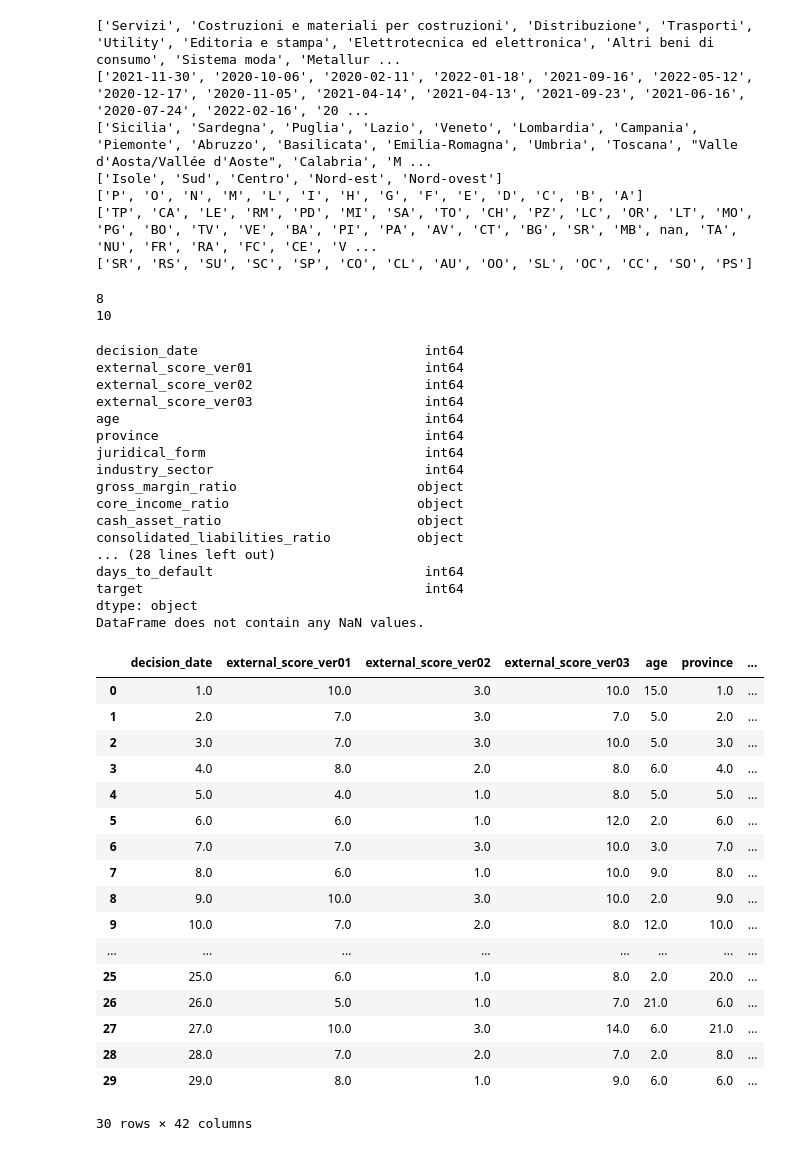
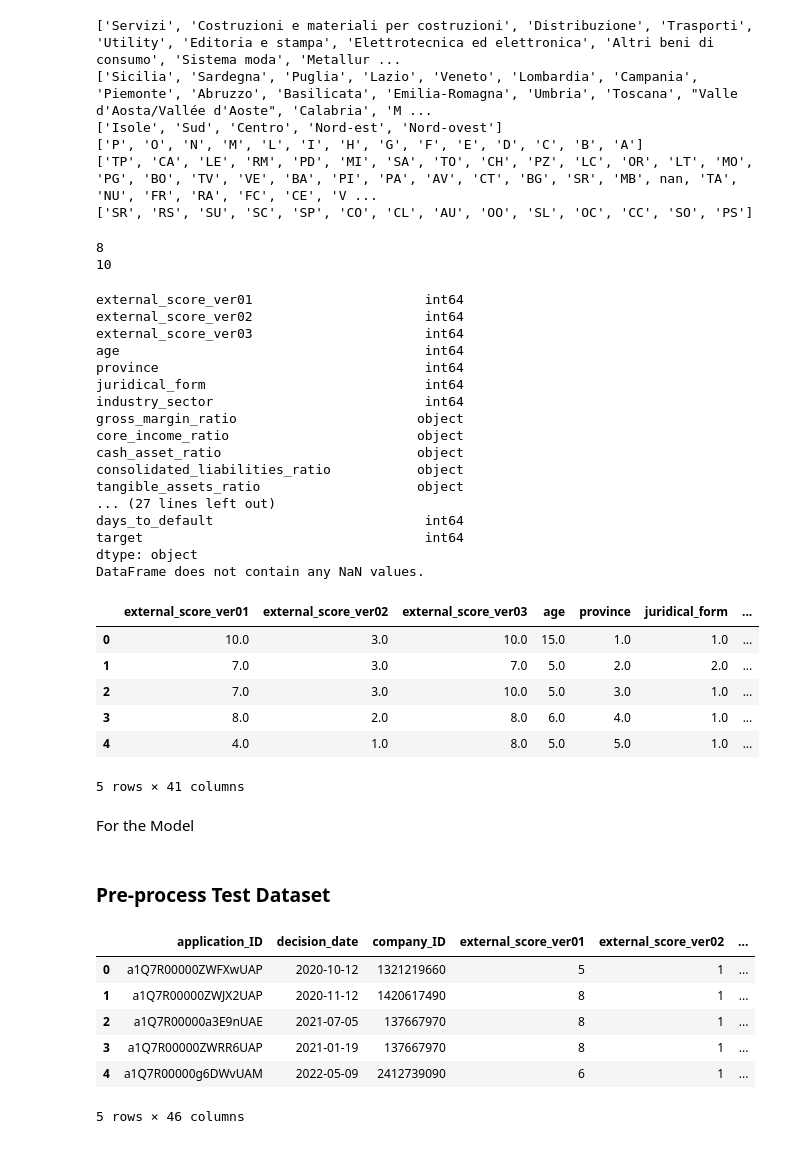
Before and after one commit to DanielGuarnizo/HACK4SDS, a Jupyter notebook: Dataset_DAY2/code2.ipynb, the cells around one changed output. Drawn from its saved outputs; the diff is of its cells as text; code cells hidden in the pictures.

```diff
--- a/Dataset_DAY2/code2.ipynb
+++ b/Dataset_DAY2/code2.ipynb
@@ -12,4 +12,4 @@ import torch.optim as optim
 from torch.nn import CrossEntropyLoss
 from sklearn.model_selection import KFold
 # %%
-train_dataset = pd.read_csv("/Users/danielguarnizo/Desktop/HACK4SDS/Dataset_DAY1/Data/train_set.csv", delimiter=';')
+train_dataset = pd.read_csv("../Dataset_DAY1/Data/train_set.csv", delimiter=';')
@@ -39,7 +26,7 @@ train_dataset.head(30)
 # %%
 ## drop features
-def Drop_unneed_columns(test, dataset):
-    cols= ['application_ID', 'company_ID']
+def Drop_unneed_columns(dataset):
+    cols= ['application_ID', 'company_ID', 'decision_date']
     dataset= dataset.drop(columns=cols)
     return dataset
 # %%
@@ -76,7 +63,7 @@ def Replace_cate_to_value(column_name, dataset):
     return dic, dataset
 # %%
 def Category_values(dataset):
-    column_names = ['industry_sector', 'decision_date' ,'region', 'geo_area','external_score_ver03', 'province','juridical_form']
+    column_names = ['industry_sector','region', 'geo_area','external_score_ver03', 'province','juridical_form']
     dic = {}
     for column_name in column_names:
         category_dic, dataset = Replace_cate_to_value(column_name, dataset)
@@ -118,7 +105,7 @@ def Replace_missing(dataset, m0, m1):
     return dataset
 # %%
 # Drop columns
-train_dataset = Drop_unneed_columns(False,train_dataset)
+train_dataset = Drop_unneed_columns(train_dataset)
 drop_columns = Nan_values(train_dataset)
 train_dataset = train_dataset.drop(columns=drop_columns)
 # %% [output]
@@ -145,7 +132,6 @@ category_dics, train_dataset = Category_values(train_dataset)
 train_dataset = Replace_bool_toNumbers(train_dataset)
 # %% [output]
 ['Servizi', 'Costruzioni e materiali per costruzioni', 'Distribuzione', 'Trasporti', 'Utility', 'Editoria e stampa', 'Elettrotecnica ed elettronica', 'Altri beni di consumo', 'Sistema moda', 'Metallur ...
-['2021-11-30', '2020-10-06', '2020-02-11', '2022-01-18', '2021-09-16', '2022-05-12', '2020-12-17', '2020-11-05', '2021-04-14', '2021-04-13', '2021-09-23', '2021-06-16', '2020-07-24', '2022-02-16', '20 ...
 ['Sicilia', 'Sardegna', 'Puglia', 'Lazio', 'Veneto', 'Lombardia', 'Campania', 'Piemonte', 'Abruzzo', 'Basilicata', 'Emilia-Romagna', 'Umbria', 'Toscana', "Valle d'Aosta/Vallée d'Aoste", 'Calabria', 'M ...
 ['Isole', 'Sud', 'Centro', 'Nord-est', 'Nord-ovest']
 ['P', 'O', 'N', 'M', 'L', 'I', 'H', 'G', 'F', 'E', 'D', 'C', 'B', 'A']
@@ -176,43 +162,34 @@ def normalized_data(dataset):
     return dataset
 # %%
 train_dataset = normalized_data(train_dataset)
-train_dataset.head(30)
+train_dataset.head()
 # %% [output]
-decision_date                             int64
 external_score_ver01                      int64
 external_score_ver02                      int64
 external_score_ver03                      int64
 age                                       int64
 province                                  int64
 juridical_form                            int64
 industry_sector                           int64
 gross_margin_ratio                       object
 core_income_ratio                        object
 cash_asset_ratio                         object
 consolidated_liabilities_ratio           object
-... (28 lines left out)
+tangible_assets_ratio                    object
+... (27 lines left out)
 days_to_default                           int64
 target                                    int64
 dtype: object
 DataFrame does not contain any NaN values.
-|  | decision_date | external_score_ver01 | external_score_ver02 | external_score_ver03 | age | province | ... |
-| 0 | 1.0 | 10.0 | 3.0 | 10.0 | 15.0 | 1.0 | ... |
-| 1 | 2.0 | 7.0 | 3.0 | 7.0 | 5.0 | 2.0 | ... |
-| 2 | 3.0 | 7.0 | 3.0 | 10.0 | 5.0 | 3.0 | ... |
-| 3 | 4.0 | 8.0 | 2.0 | 8.0 | 6.0 | 4.0 | ... |
-| 4 | 5.0 | 4.0 | 1.0 | 8.0 | 5.0 | 5.0 | ... |
-| 5 | 6.0 | 6.0 | 1.0 | 12.0 | 2.0 | 6.0 | ... |
-| 6 | 7.0 | 7.0 | 3.0 | 10.0 | 3.0 | 7.0 | ... |
-| 7 | 8.0 | 6.0 | 1.0 | 10.0 | 9.0 | 8.0 | ... |
-| 8 | 9.0 | 10.0 | 3.0 | 10.0 | 2.0 | 9.0 | ... |
-| 9 | 10.0 | 7.0 | 2.0 | 8.0 | 12.0 | 10.0 | ... |
-| ... | ... | ... | ... | ... | ... | ... | ... |
-| 25 | 25.0 | 6.0 | 1.0 | 8.0 | 2.0 | 20.0 | ... |
-| 26 | 26.0 | 5.0 | 1.0 | 7.0 | 21.0 | 6.0 | ... |
-| 27 | 27.0 | 10.0 | 3.0 | 14.0 | 6.0 | 21.0 | ... |
-| 28 | 28.0 | 7.0 | 2.0 | 7.0 | 2.0 | 8.0 | ... |
-| 29 | 29.0 | 8.0 | 1.0 | 9.0 | 6.0 | 6.0 | ... |
+|  | external_score_ver01 | external_score_ver02 | external_score_ver03 | age | province | juridical_form | ... |
+| 0 | 10.0 | 3.0 | 10.0 | 15.0 | 1.0 | 1.0 | ... |
+| 1 | 7.0 | 3.0 | 7.0 | 5.0 | 2.0 | 2.0 | ... |
+| 2 | 7.0 | 3.0 | 10.0 | 5.0 | 3.0 | 1.0 | ... |
+| 3 | 8.0 | 2.0 | 8.0 | 6.0 | 4.0 | 1.0 | ... |
+| 4 | 4.0 | 1.0 | 8.0 | 5.0 | 5.0 | 1.0 | ... |
-30 rows × 42 columns
+5 rows × 41 columns
+# %% [markdown]
+For the Model
 # %%
 from sklearn.model_selection import train_test_split
 from sklearn.preprocessing import StandardScaler
@@ -224,3 +201,5 @@ from sklearn.metrics import mean_squared_error
 # %%
 y = train_dataset['days_to_default'].to_numpy() # labels
 X = train_dataset.drop(columns=['days_to_default']).to_numpy()
+# %% [markdown]
+### Pre-process Test Dataset
@@ -226,0 +208,10 @@ X = train_dataset.drop(columns=['days_to_default']).to_numpy()
+# %%
+test_dataset.head()
+# %% [output]
+|  | application_ID | decision_date | company_ID | external_score_ver01 | external_score_ver02 | ... |
+| 0 | a1Q7R00000ZWFXwUAP | 2020-10-12 | 1321219660 | 5 | 1 | ... |
+| 1 | a1Q7R00000ZWJX2UAP | 2020-11-12 | 1420617490 | 8 | 1 | ... |
+| 2 | a1Q7R00000a3E9nUAE | 2021-07-05 | 137667970 | 8 | 1 | ... |
+| 3 | a1Q7R00000ZWRR6UAP | 2021-01-19 | 137667970 | 8 | 1 | ... |
+| 4 | a1Q7R00000g6DWvUAM | 2022-05-09 | 2412739090 | 6 | 1 | ... |
+5 rows × 46 columns
```
Also changed, not shown: parts of 12 cells of this notebook, 1 other file.
